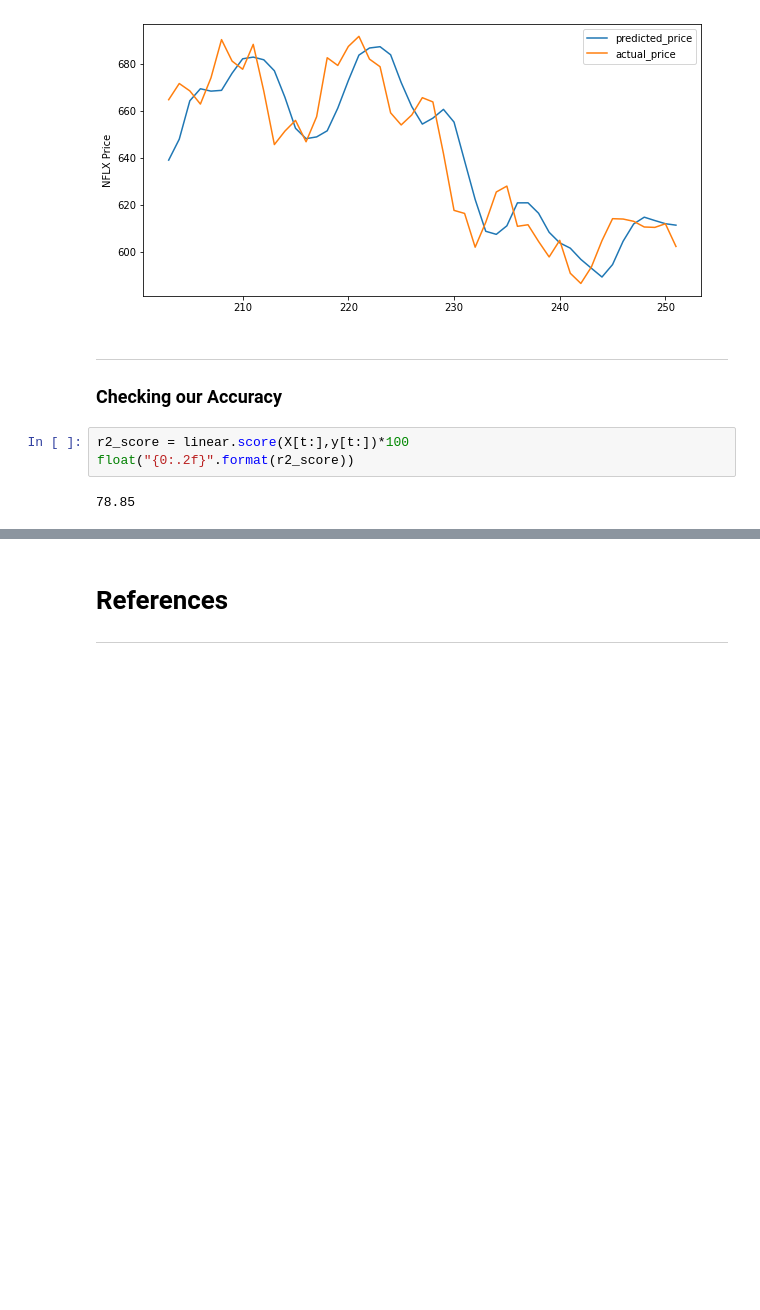
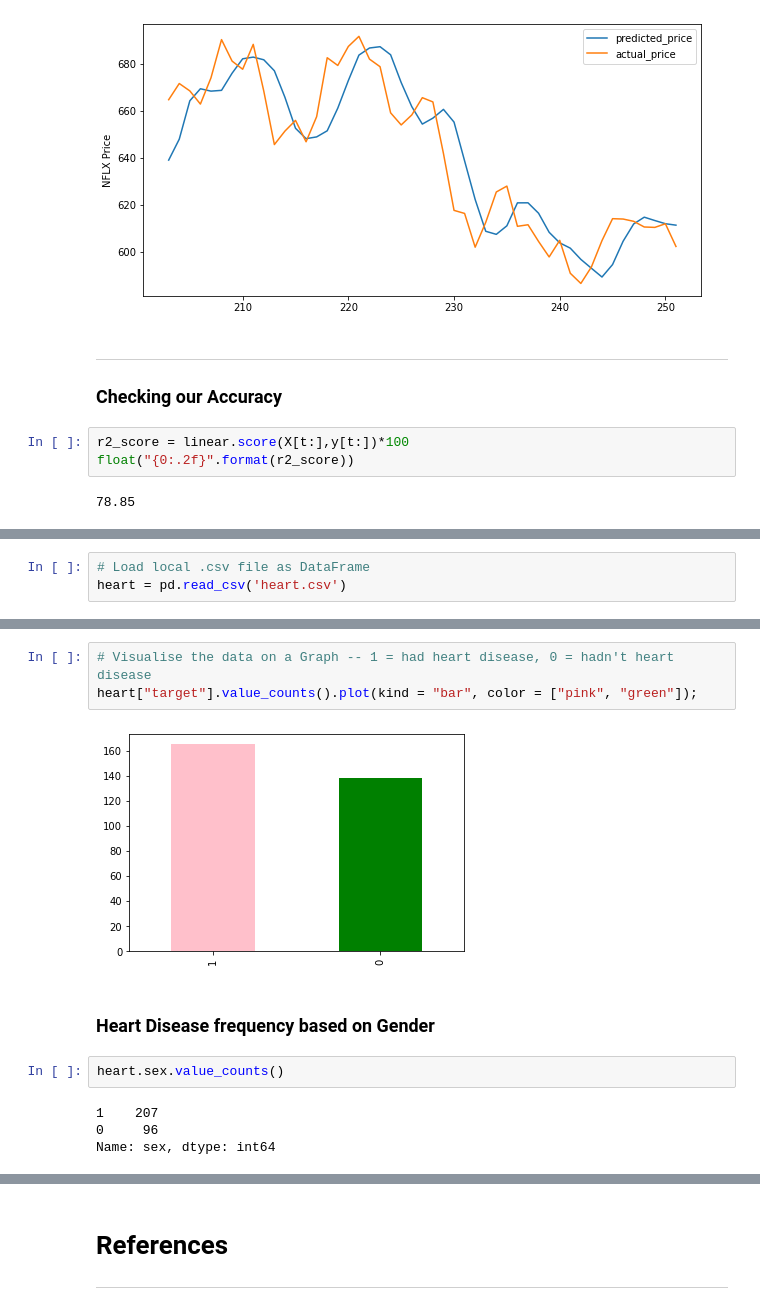
Before and after one commit to OwenKe11y/Emerging-Technologies-2021, a Jupyter notebook: project_notebooks/scikit-learn.ipynb, the cells around one changed output, grey strips where cells are left out. Cells and saved outputs as stored; diff of their text form; blank space fills up the shorter version.

```diff
--- a/project_notebooks/scikit-learn.ipynb
+++ b/project_notebooks/scikit-learn.ipynb
@@ -184,0 +194,3 @@ The outputting prediction value is **78.85%** which isn't amazing. R-squared is
+# %%
+# Load local .csv file as DataFrame
+heart = pd.read_csv('heart.csv')
@@ -184,0 +220,13 @@ The outputting prediction value is **78.85%** which isn't amazing. R-squared is
+# %%
+# Visualise the data on a Graph -- 1 = had heart disease, 0 = hadn't heart disease
+heart["target"].value_counts().plot(kind = "bar", color = ["pink", "green"]);
+# %% [output]
+[figure, added]
+# %% [markdown]
+### Heart Disease frequency based on Gender
+# %%
+heart.sex.value_counts()
+# %% [output]
+1    207
+0     96
+Name: sex, dtype: int64
```
Also changed, not shown: parts of 32 cells of this notebook.
